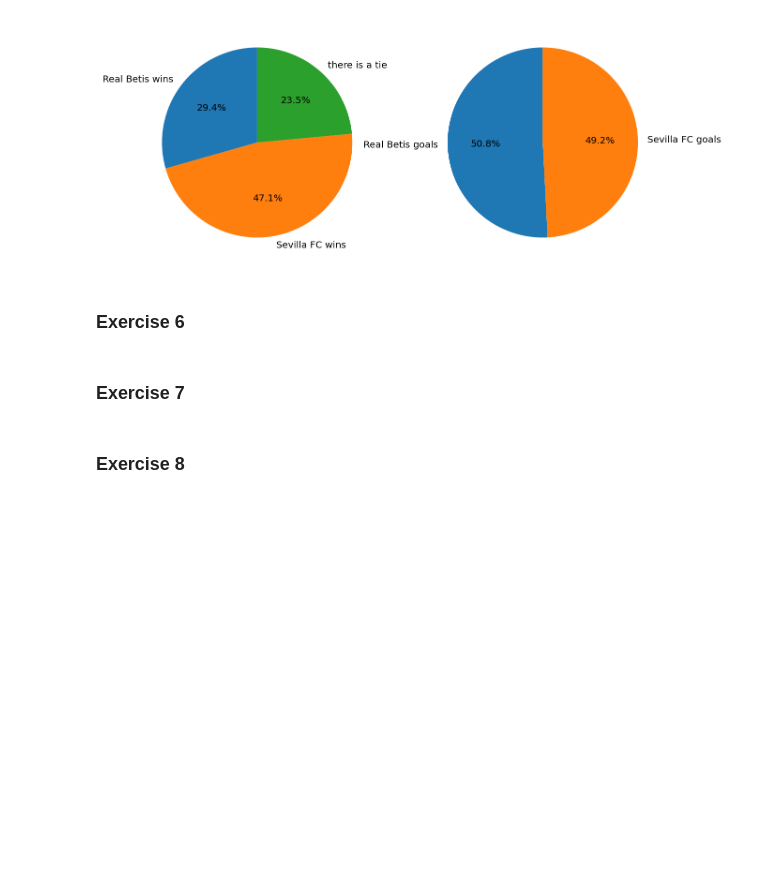
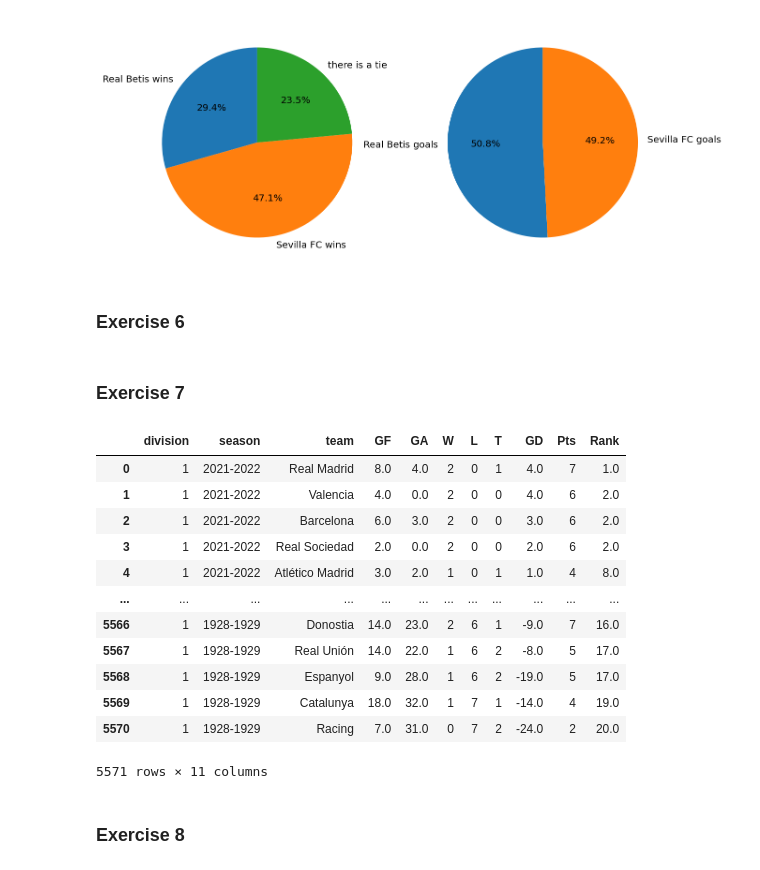
Before and after one commit to coders-unidas/la-quiniela, a Jupyter notebook: analysis/data_analysis.ipynb, the cells around one changed output. Cells and saved outputs as stored; diff of their text form; code cells hidden in the pictures; blank space fills up the shorter version.

```diff
--- a/analysis/data_analysis.ipynb
+++ b/analysis/data_analysis.ipynb
@@ -359,40 +359,58 @@ df_class_away = df.groupby(['division','season','away_team']).agg(
     T = pd.NamedAgg(column='Winner', aggfunc=func_tie)
     ).reset_index()
 
+df_class_away.rename(columns={'away_team': 'team'}, inplace=True)
+df_class_home.rename(columns={'home_team':'team'},inplace=True)
 
-df_classifiaction = df_class_home
-df_classifiaction[['GF','GA']] = df_class_home[['GF','GA']] + df_class_away[['GF','GA']]
+df_classifiaction = df_class_away.merge(df_class_home,how='outer')
+# df_classifiaction[['GF','GA']] = df_class_home[['GF','GA']] + df_class_away[['GF','GA']]
 
 
 
 
 df_classifiaction['GD'] = df_classifiaction['GF'] - df_classifiaction['GA']
 df_classifiaction['Pts'] = (df_classifiaction['W']) * 3 + df_classifiaction['T']
 
+df_classifiaction
+
 
 df_classifiaction['year_of_start']=df_classifiaction['season'].str.split("-").str[0].astype(int)
 
 
-# def ponderació
+
 df_classifiaction['Rank'] = df_classifiaction.groupby(['year_of_start'])['Pts'].rank(method='min', ascending=False)
 
 
 
 df_classifiaction_ordered = df_classifiaction.sort_values(by=['year_of_start'], ascending=False)
 
 df_classifiaction_ordered=df_classifiaction.sort_values(by=['year_of_start','division'],ascending=[False,True])
 
 df_classifiaction_ordered=df_classifiaction.sort_values(by=['year_of_start','division','Rank'],ascending=[False,True,True])
 
 df_classifiaction_ordered=df_classifiaction.sort_values(by=['year_of_start','division','Rank','GD'],ascending=[False,True,True,False])
 
 df_classifiaction_ordered=df_classifiaction.sort_values(by=['year_of_start','division','Rank','GD','GF'],ascending=[False,True,True,False,False])
 
 df_classifiaction_ordered=df_classifiaction_ordered.reset_index(drop=True)
 
 df_final_classification_ordered=df_classifiaction_ordered.drop(columns=['year_of_start'])
 
-
+df_final_classification_ordered
 df_final_classification_ordered.to_excel('SeasonStandings.xlsx')
+# %% [output]
+|  | division | season | team | GF | GA | W | L | T | GD | Pts | Rank |
+| 0 | 1 | 2021-2022 | Real Madrid | 8.0 | 4.0 | 2 | 0 | 1 | 4.0 | 7 | 1.0 |
+| 1 | 1 | 2021-2022 | Valencia | 4.0 | 0.0 | 2 | 0 | 0 | 4.0 | 6 | 2.0 |
+| 2 | 1 | 2021-2022 | Barcelona | 6.0 | 3.0 | 2 | 0 | 0 | 3.0 | 6 | 2.0 |
+| 3 | 1 | 2021-2022 | Real Sociedad | 2.0 | 0.0 | 2 | 0 | 0 | 2.0 | 6 | 2.0 |
+| 4 | 1 | 2021-2022 | Atlético Madrid | 3.0 | 2.0 | 1 | 0 | 1 | 1.0 | 4 | 8.0 |
+| ... | ... | ... | ... | ... | ... | ... | ... | ... | ... | ... | ... |
+| 5566 | 1 | 1928-1929 | Donostia | 14.0 | 23.0 | 2 | 6 | 1 | -9.0 | 7 | 16.0 |
+| 5567 | 1 | 1928-1929 | Real Unión | 14.0 | 22.0 | 1 | 6 | 2 | -8.0 | 5 | 17.0 |
+| 5568 | 1 | 1928-1929 | Espanyol | 9.0 | 28.0 | 1 | 6 | 2 | -19.0 | 5 | 17.0 |
+| 5569 | 1 | 1928-1929 | Catalunya | 18.0 | 32.0 | 1 | 7 | 1 | -14.0 | 4 | 19.0 |
+| 5570 | 1 | 1928-1929 | Racing | 7.0 | 31.0 | 0 | 7 | 2 | -24.0 | 2 | 20.0 |
+5571 rows × 11 columns
 # %% [markdown]
 ### Exercise 8
```
Also changed, not shown: parts of 1 cell of this notebook, 1 other file.
